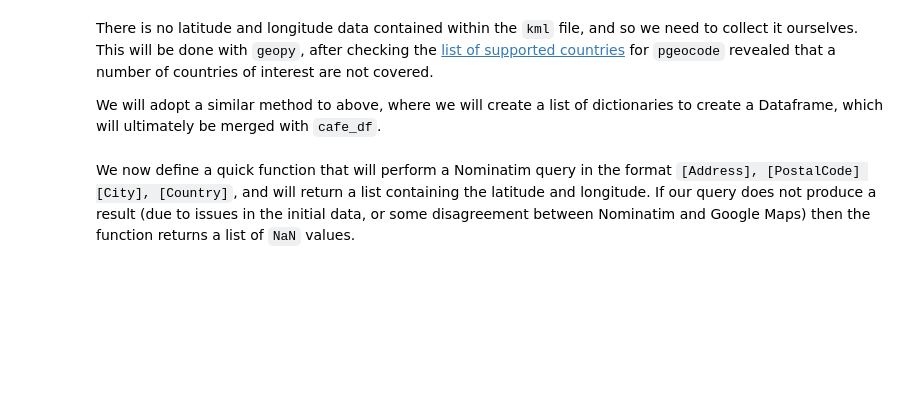
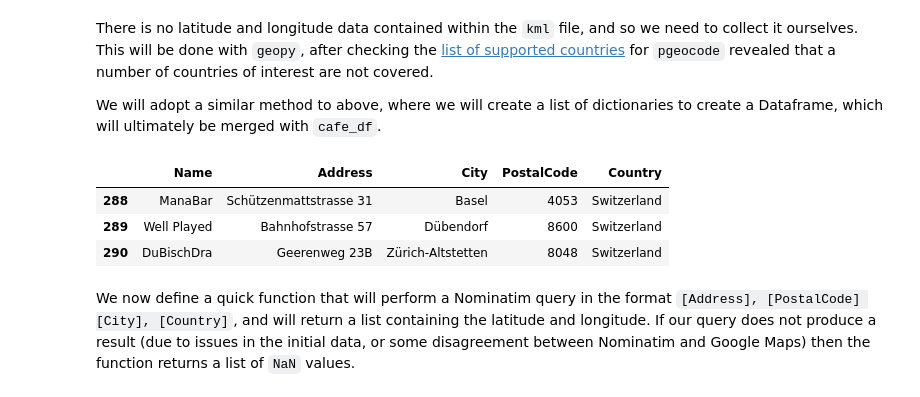
Before and after one commit to kossick/Coursera_Capstone, a Jupyter notebook: Meeple_scrape.ipynb, the cells around one changed output. Saved outputs shown, nothing was run; the diff lists cells and outputs as text; code cells hidden in the pictures; blank space fills up the shorter version.

```diff
--- a/Meeple_scrape.ipynb
+++ b/Meeple_scrape.ipynb
@@ -101,6 +101,13 @@ cafe_df.head(10)
 There is no latitude and longitude data contained within the `kml` file, and so we need to collect it ourselves. This will be done with `geopy`, after checking the [list of supported countries](https://pgeocode.readthedocs.io/en/latest/overview.html#supported-countries) for `pgeocode` revealed that a number of countries of interest are not covered.
 
 We will adopt a similar method to above, where we will create a list of dictionaries to create a Dataframe, which will ultimately be merged with `cafe_df`.
+# %%
+cafe_df[cafe_df['Country'] == 'Switzerland']
+# %% [output]
+|  | Name | Address | City | PostalCode | Country |
+| 288 | ManaBar | Schützenmattstrasse 31 | Basel | 4053 | Switzerland |
+| 289 | Well Played | Bahnhofstrasse 57 | Dübendorf | 8600 | Switzerland |
+| 290 | DuBischDra | Geerenweg 23B | Zürich-Altstetten | 8048 | Switzerland |
 # %%
 # Initialise the geolocator and list of geodata dictionaries
 geolocator = Nominatim(user_agent='bgc_finder')
```
Also changed, not shown: parts of 2 cells of this notebook, 1 other file.
